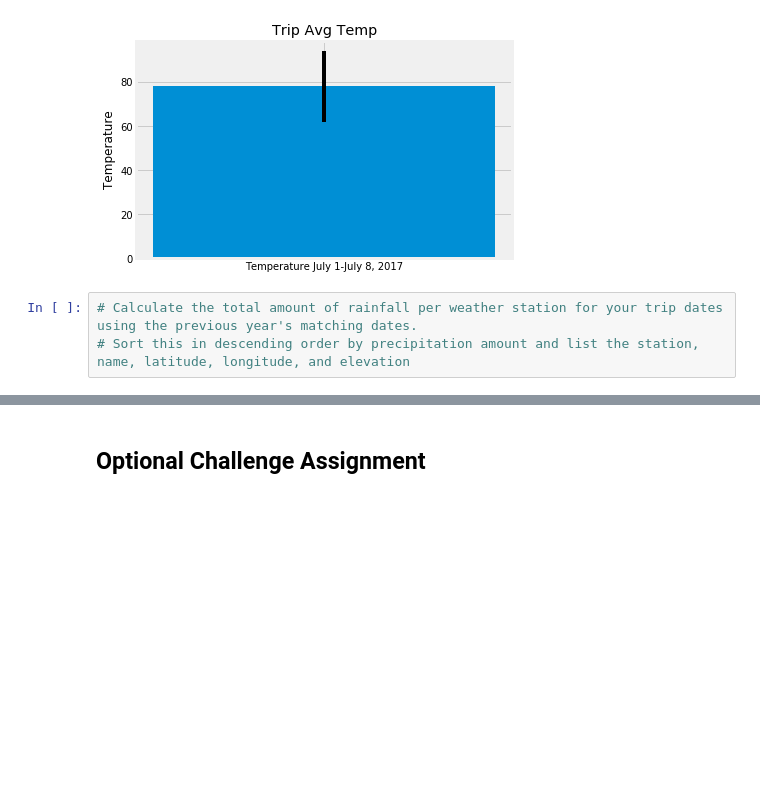
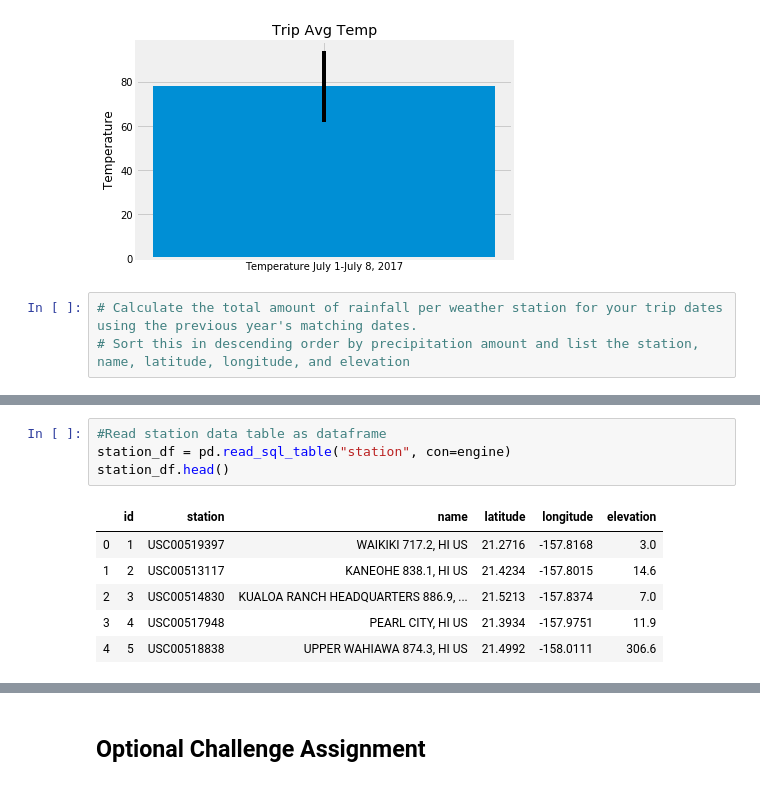
Before and after one commit to tamu94/sqlalchemy_surfsup, a Jupyter notebook: climate_final.ipynb, the cells around one changed output, grey strips where cells are left out. Saved outputs shown, nothing was run; the diff lists cells and outputs as text; blank space fills up the shorter version.

```diff
--- a/climate3.ipynb
+++ b/climate_final.ipynb
@@ -234,0 +248,11 @@ plt.show()
+# %%
+#Read station data table as dataframe
+station_df = pd.read_sql_table("station", con=engine)
+station_df.head()
+# %% [output]
+|  | id | station | name | latitude | longitude | elevation |
+| 0 | 1 | USC00519397 | WAIKIKI 717.2, HI US | 21.2716 | -157.8168 | 3.0 |
+| 1 | 2 | USC00513117 | KANEOHE 838.1, HI US | 21.4234 | -157.8015 | 14.6 |
+| 2 | 3 | USC00514830 | KUALOA RANCH HEADQUARTERS 886.9, ... | 21.5213 | -157.8374 | 7.0 |
+| 3 | 4 | USC00517948 | PEARL CITY, HI US | 21.3934 | -157.9751 | 11.9 |
+| 4 | 5 | USC00518838 | UPPER WAHIAWA 874.3, HI US | 21.4992 | -158.0111 | 306.6 |
```
Also changed, not shown: parts of 4 cells of this notebook, 2 other files.
